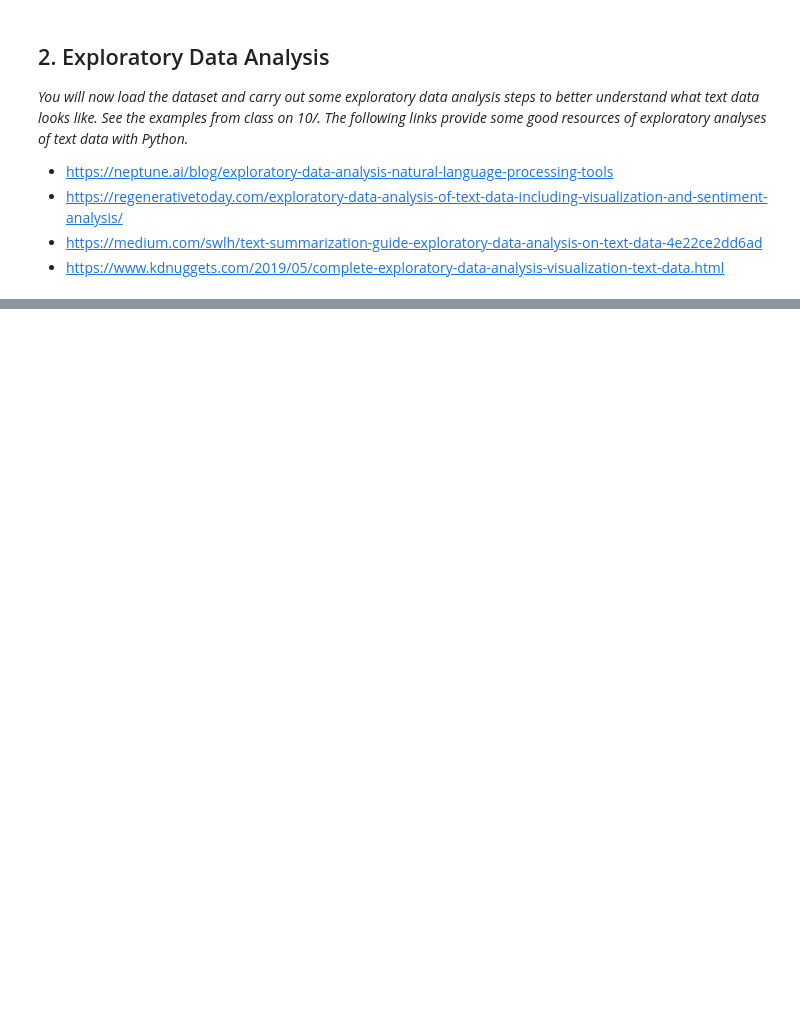
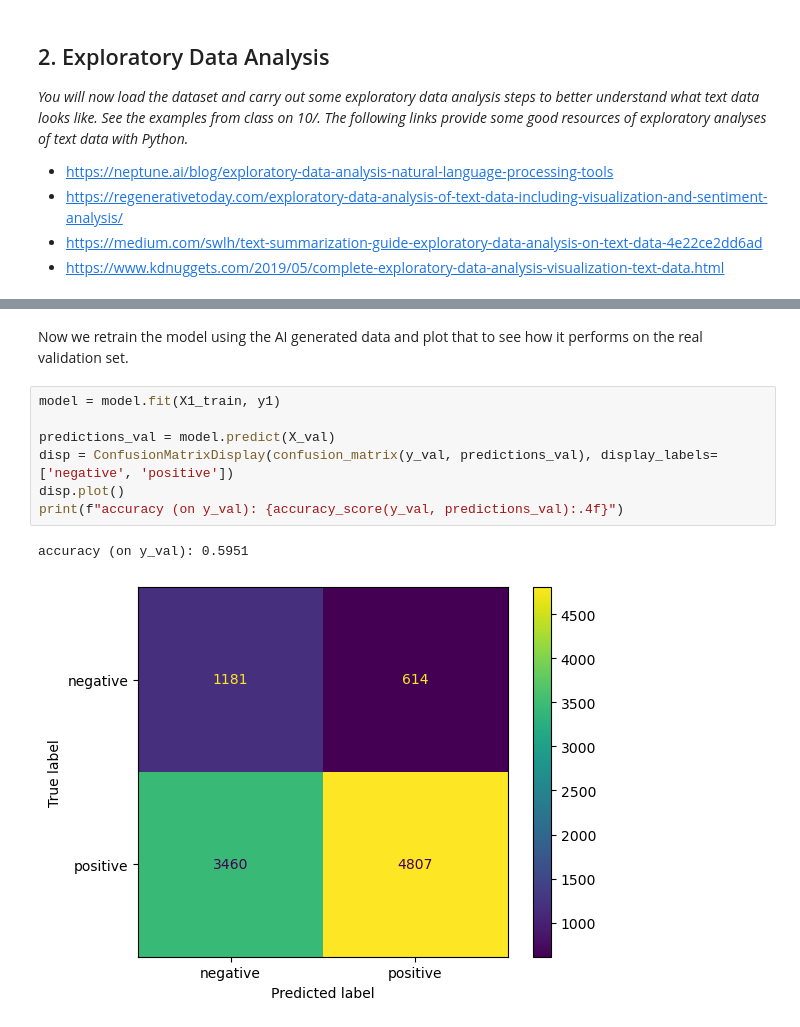
Before and after one commit to entrylevelcs/CS39AA-Project, a Jupyter notebook: project_part1.ipynb, the cells around one changed output, grey strips where cells are left out. Saved outputs shown, nothing was run; the diff lists cells and outputs as text; blank space fills up the shorter version.

```diff
--- a/project_part1.ipynb
+++ b/project_part1.ipynb
@@ -62,0 +93,12 @@ df2.head()
+# %% [markdown]
+Now we retrain the model using the AI generated data and plot that to see how it performs on the real validation set.
+# %%
+model = model.fit(X1_train, y1)
+
+predictions_val = model.predict(X_val)
+disp = ConfusionMatrixDisplay(confusion_matrix(y_val, predictions_val), display_labels=['negative', 'positive'])
+disp.plot()
+print(f"accuracy (on y_val): {accuracy_score(y_val, predictions_val):.4f}")
+# %% [output]
+accuracy (on y_val): 0.5951
+[figure, added]
```
Also changed, not shown: parts of 14 cells of this notebook, 1 other file.
